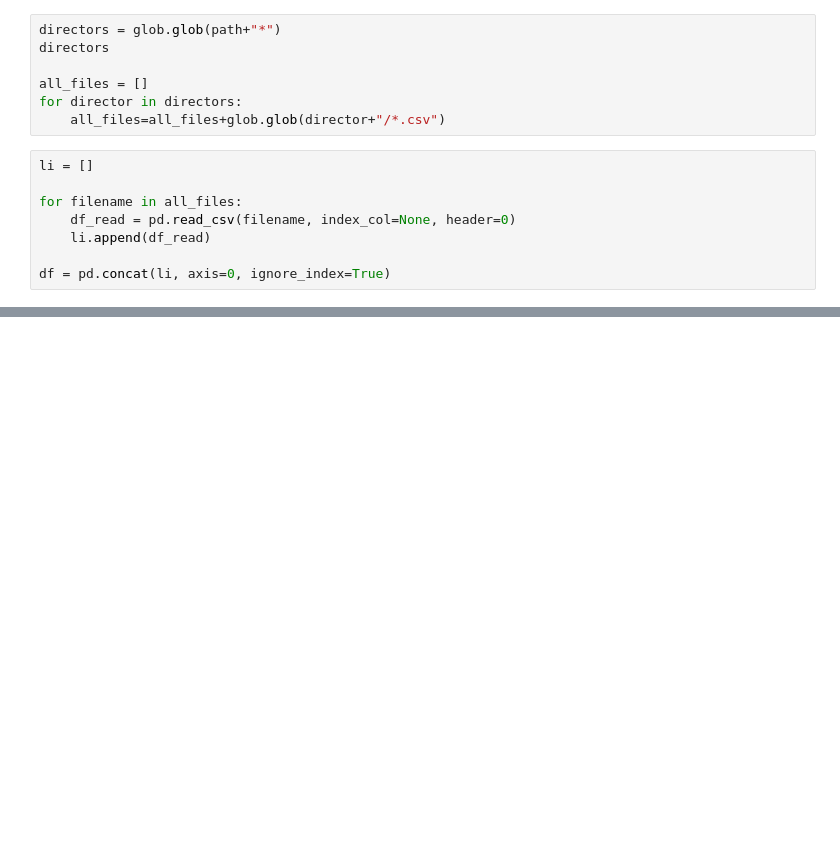
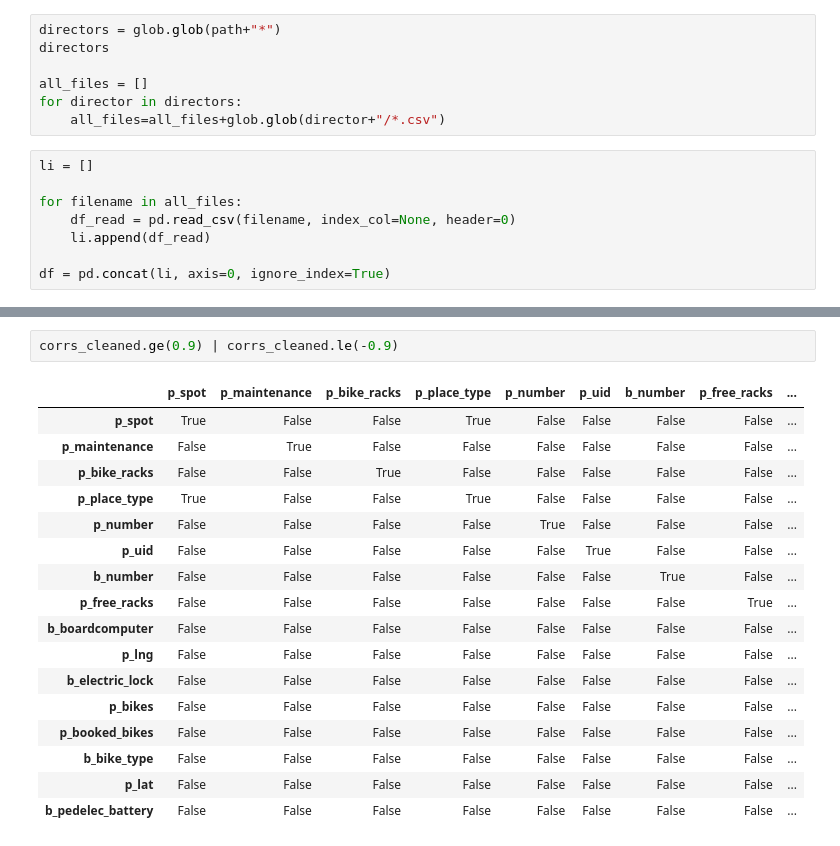
Before and after one commit to mulko93/AAA_Jupyter_Explorers, a Jupyter notebook: notebooks/00_data_exploration_maxstroh.ipynb, the cells around one changed output, grey strips where cells are left out. Drawn from its saved outputs; the diff is of its cells as text; blank space fills up the shorter version.

```diff
--- a/notebooks/00_data_exploration_maxstroh.ipynb
+++ b/notebooks/00_data_exploration_maxstroh.ipynb
@@ -201,0 +251,20 @@ df["b_battery_pack"].hist()
+# %%
+corrs_cleaned.ge(0.9) | corrs_cleaned.le(-0.9)
+# %% [output]
+|  | p_spot | p_maintenance | p_bike_racks | p_place_type | p_number | p_uid | b_number | p_free_racks | ... |
+| p_spot | True | False | False | True | False | False | False | False | ... |
+| p_maintenance | False | True | False | False | False | False | False | False | ... |
+| p_bike_racks | False | False | True | False | False | False | False | False | ... |
+| p_place_type | True | False | False | True | False | False | False | False | ... |
+| p_number | False | False | False | False | True | False | False | False | ... |
+| p_uid | False | False | False | False | False | True | False | False | ... |
+| b_number | False | False | False | False | False | False | True | False | ... |
+| p_free_racks | False | False | False | False | False | False | False | True | ... |
+| b_boardcomputer | False | False | False | False | False | False | False | False | ... |
+| p_lng | False | False | False | False | False | False | False | False | ... |
+| b_electric_lock | False | False | False | False | False | False | False | False | ... |
+| p_bikes | False | False | False | False | False | False | False | False | ... |
+| p_booked_bikes | False | False | False | False | False | False | False | False | ... |
+| b_bike_type | False | False | False | False | False | False | False | False | ... |
+| p_lat | False | False | False | False | False | False | False | False | ... |
+| b_pedelec_battery | False | False | False | False | False | False | False | False | ... |
```
Also changed, not shown: parts of 18 cells of this notebook.
